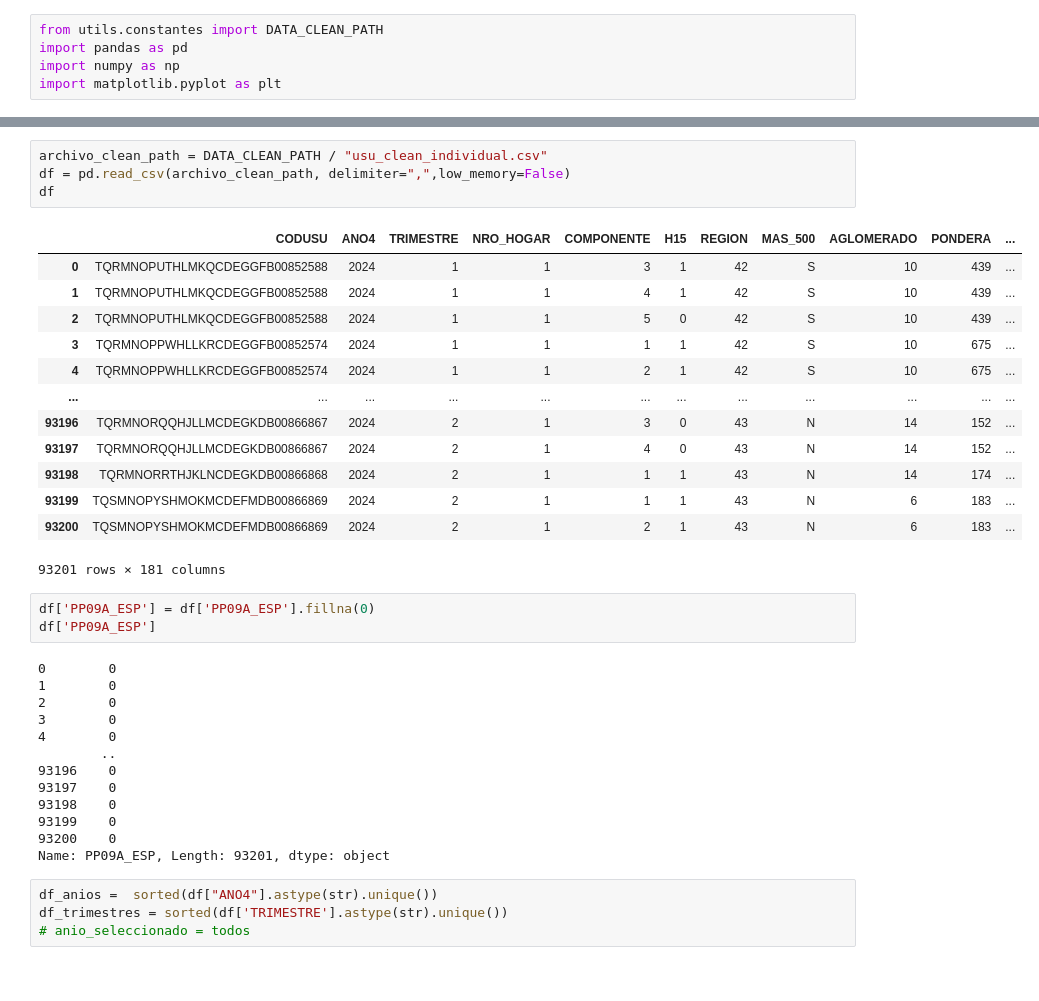
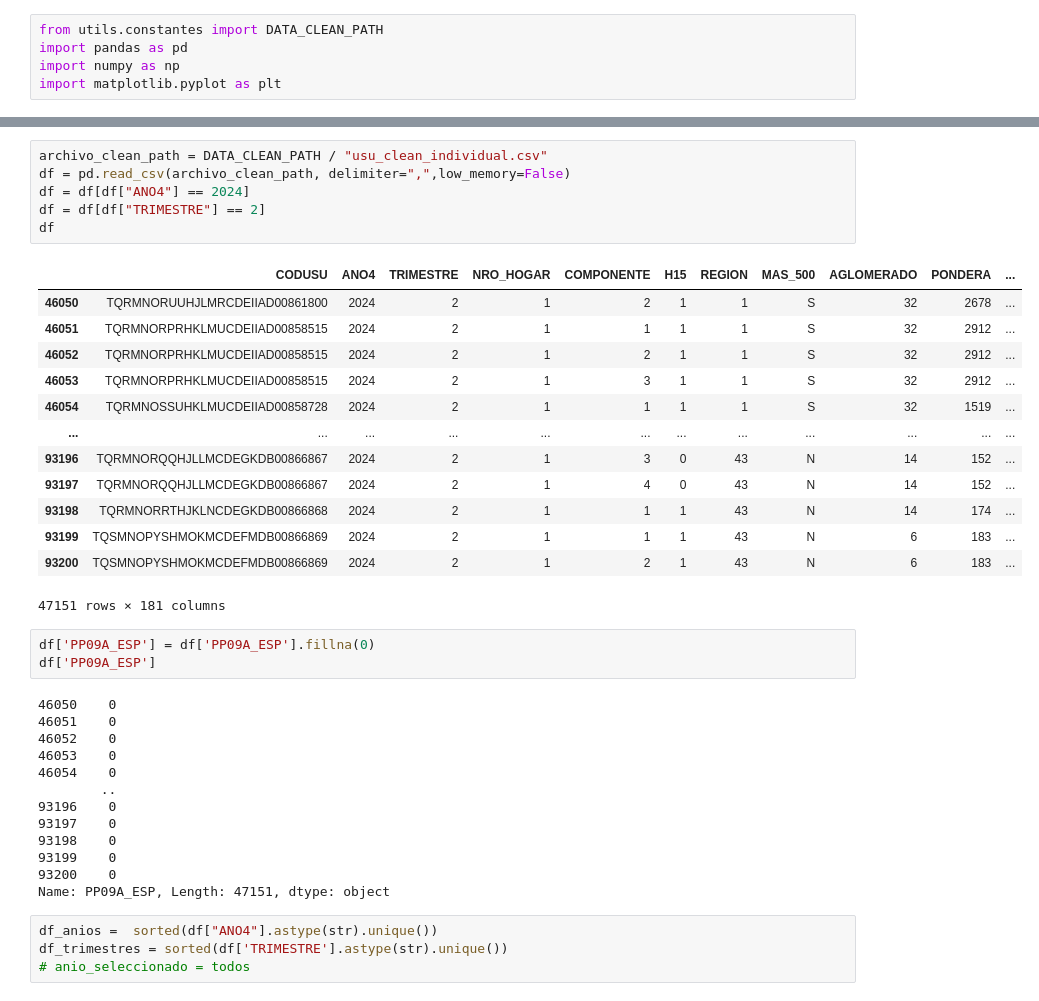
Before and after one commit to noguesan/TP_Integrado_lenguajes, a Jupyter notebook: src/caracteristicas_demograficas_test.ipynb, the cells around one changed output, grey strips where cells are left out. Drawn from its saved outputs; the diff is of its cells as text.

```diff
--- a/src/caracteristicas_demograficas_test.ipynb
+++ b/src/caracteristicas_demograficas_test.ipynb
@@ -6,37 +52,39 @@ import matplotlib.pyplot as plt
 # %%
 archivo_clean_path = DATA_CLEAN_PATH / "usu_clean_individual.csv"
 df = pd.read_csv(archivo_clean_path, delimiter=",",low_memory=False)
+df = df[df["ANO4"] == 2024]
+df = df[df["TRIMESTRE"] == 2]
 df
 # %% [output]
 |  | CODUSU | ANO4 | TRIMESTRE | NRO_HOGAR | COMPONENTE | H15 | REGION | MAS_500 | AGLOMERADO | PONDERA | ... |
-| 0 | TQRMNOPUTHLMKQCDEGGFB00852588 | 2024 | 1 | 1 | 3 | 1 | 42 | S | 10 | 439 | ... |
-| 1 | TQRMNOPUTHLMKQCDEGGFB00852588 | 2024 | 1 | 1 | 4 | 1 | 42 | S | 10 | 439 | ... |
-| 2 | TQRMNOPUTHLMKQCDEGGFB00852588 | 2024 | 1 | 1 | 5 | 0 | 42 | S | 10 | 439 | ... |
-| 3 | TQRMNOPPWHLLKRCDEGGFB00852574 | 2024 | 1 | 1 | 1 | 1 | 42 | S | 10 | 675 | ... |
-| 4 | TQRMNOPPWHLLKRCDEGGFB00852574 | 2024 | 1 | 1 | 2 | 1 | 42 | S | 10 | 675 | ... |
+| 46050 | TQRMNORUUHJLMRCDEIIAD00861800 | 2024 | 2 | 1 | 2 | 1 | 1 | S | 32 | 2678 | ... |
+| 46051 | TQRMNORPRHKLMUCDEIIAD00858515 | 2024 | 2 | 1 | 1 | 1 | 1 | S | 32 | 2912 | ... |
+| 46052 | TQRMNORPRHKLMUCDEIIAD00858515 | 2024 | 2 | 1 | 2 | 1 | 1 | S | 32 | 2912 | ... |
+| 46053 | TQRMNORPRHKLMUCDEIIAD00858515 | 2024 | 2 | 1 | 3 | 1 | 1 | S | 32 | 2912 | ... |
+| 46054 | TQRMNOSSUHKLMUCDEIIAD00858728 | 2024 | 2 | 1 | 1 | 1 | 1 | S | 32 | 1519 | ... |
 | ... | ... | ... | ... | ... | ... | ... | ... | ... | ... | ... | ... |
 | 93196 | TQRMNORQQHJLLMCDEGKDB00866867 | 2024 | 2 | 1 | 3 | 0 | 43 | N | 14 | 152 | ... |
 | 93197 | TQRMNORQQHJLLMCDEGKDB00866867 | 2024 | 2 | 1 | 4 | 0 | 43 | N | 14 | 152 | ... |
 | 93198 | TQRMNORRTHJKLNCDEGKDB00866868 | 2024 | 2 | 1 | 1 | 1 | 43 | N | 14 | 174 | ... |
 | 93199 | TQSMNOPYSHMOKMCDEFMDB00866869 | 2024 | 2 | 1 | 1 | 1 | 43 | N | 6 | 183 | ... |
 | 93200 | TQSMNOPYSHMOKMCDEFMDB00866869 | 2024 | 2 | 1 | 2 | 1 | 43 | N | 6 | 183 | ... |
-93201 rows × 181 columns
+47151 rows × 181 columns
 # %%
 df['PP09A_ESP'] = df['PP09A_ESP'].fillna(0)
 df['PP09A_ESP']
 # %% [output]
-0        0
-1        0
-2        0
-3        0
-4        0
+46050    0
+46051    0
+46052    0
+46053    0
+46054    0
         ..
 93196    0
 93197    0
 93198    0
 93199    0
 93200    0
-Name: PP09A_ESP, Length: 93201, dtype: object
+Name: PP09A_ESP, Length: 47151, dtype: object
 # %%
 df_anios =  sorted(df["ANO4"].astype(str).unique())
 df_trimestres = sorted(df['TRIMESTRE'].astype(str).unique())
```
Also changed, not shown: parts of 9 cells of this notebook, 1 other file.
